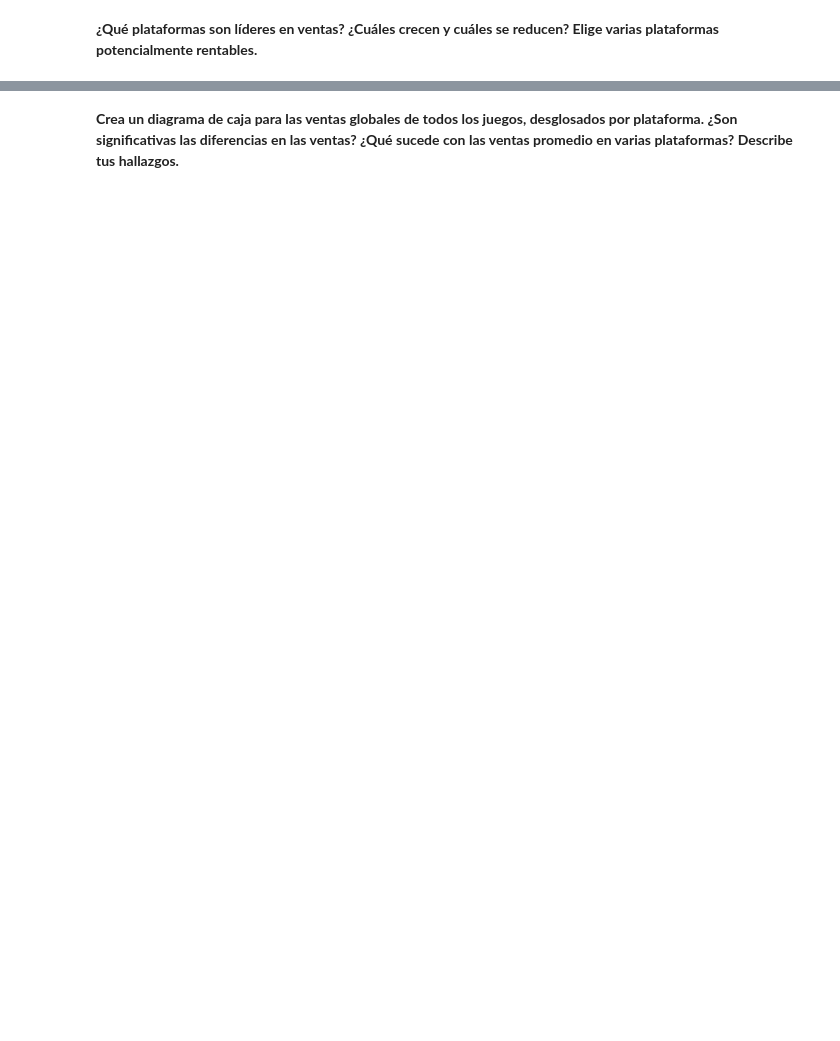
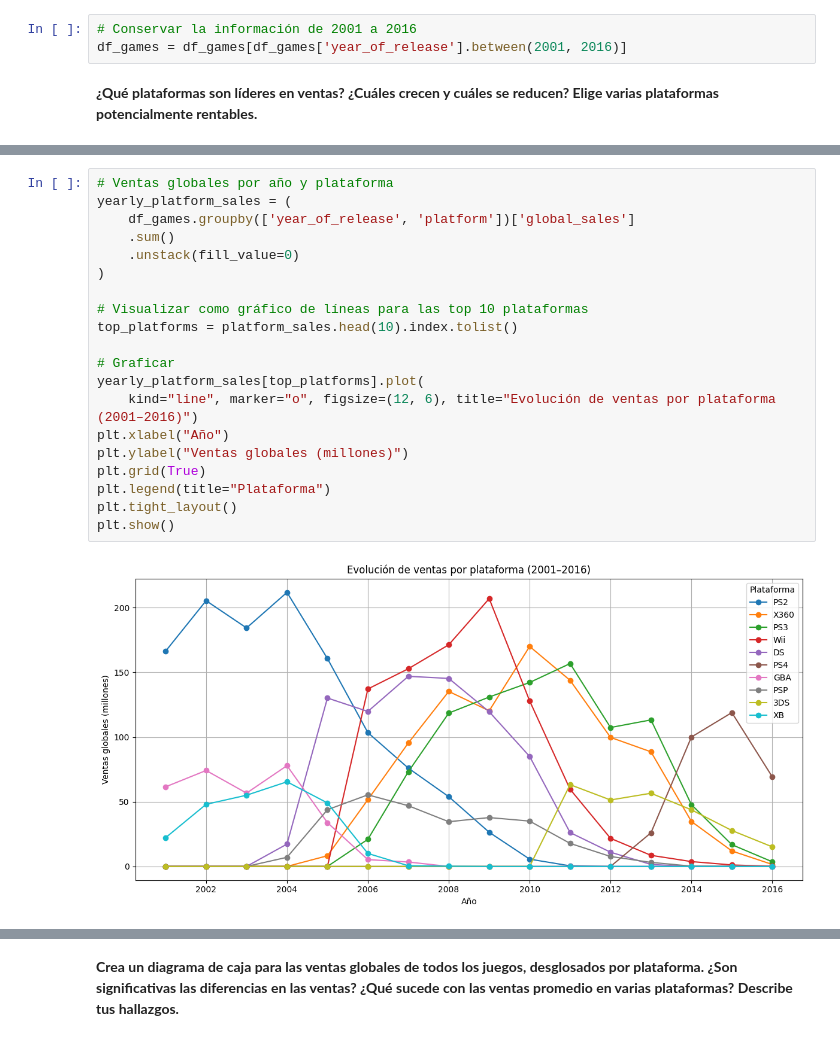
Before and after one commit to RulasBoy/TripleTen-Bootcamp, a Jupyter notebook: Sprint 6/notebook.ipynb, the cells around one changed output, grey strips where cells are left out. Saved outputs shown, nothing was run; the diff lists cells and outputs as text; blank space fills up the shorter version.

```diff
--- a/Sprint 6/notebook.ipynb
+++ b/Sprint 6/notebook.ipynb
@@ -324,4 +328,7 @@ Con respecto a cuánto tiempo se mantienen, podemos ver cómo los juegos de ante
 # %% [markdown]
 **Trabaja solo con los datos que consideras relevantes. Ignora los datos de años anteriores.**
+# %%
+# Conservar la información de 2001 a 2016
+df_games = df_games[df_games['year_of_release'].between(2001, 2016)]
 # %% [markdown]
 **¿Qué plataformas son líderes en ventas? ¿Cuáles crecen y cuáles se reducen? Elige varias plataformas potencialmente rentables.**
@@ -327,0 +351,22 @@ Con respecto a cuánto tiempo se mantienen, podemos ver cómo los juegos de ante
+# %%
+# Ventas globales por año y plataforma
+yearly_platform_sales = (
+    df_games.groupby(['year_of_release', 'platform'])['global_sales']
+    .sum()
+    .unstack(fill_value=0)
+)
+
+# Visualizar como gráfico de líneas para las top 10 plataformas
+top_platforms = platform_sales.head(10).index.tolist()
+
+# Graficar
+yearly_platform_sales[top_platforms].plot(
+    kind="line", marker="o", figsize=(12, 6), title="Evolución de ventas por plataforma (2001–2016)")
+plt.xlabel("Año")
+plt.ylabel("Ventas globales (millones)")
+plt.grid(True)
+plt.legend(title="Plataforma")
+plt.tight_layout()
+plt.show()
+# %% [output]
+[figure, added]
```
Also changed, not shown: parts of 20 cells of this notebook.
